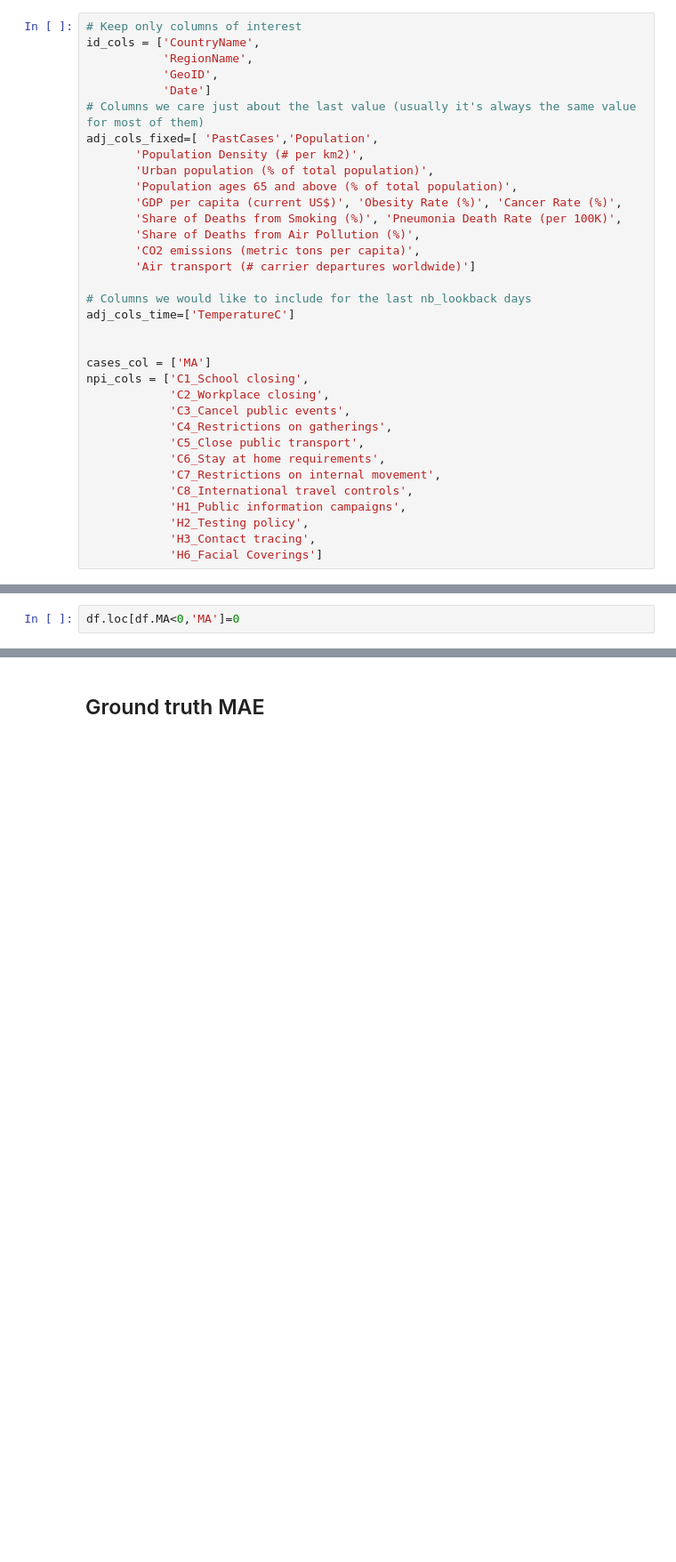
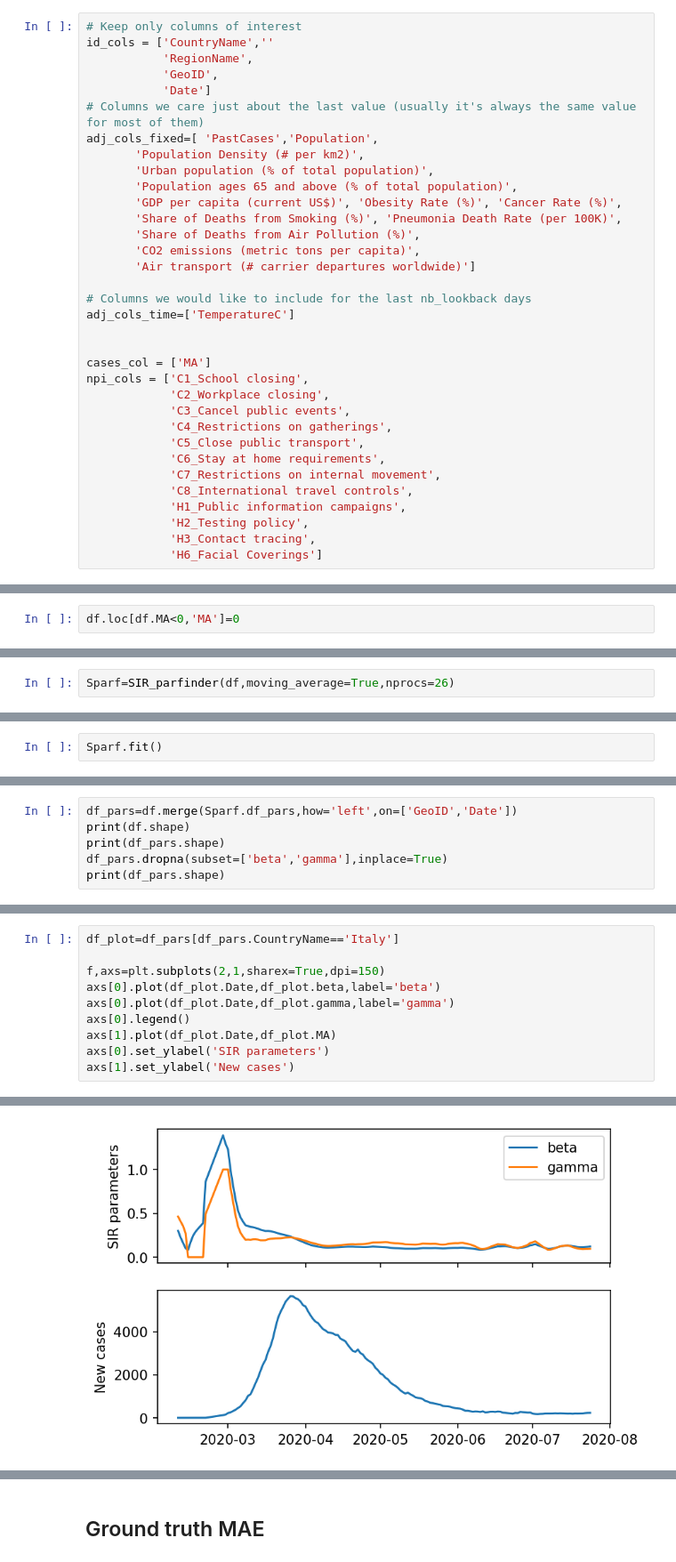
Before and after one commit to riccardoscheda/Bologna-Against-COVID, a Jupyter notebook: personal/FD/SIR_parameters.ipynb, the cells around one changed output, grey strips where cells are left out. Shown: that part at 89% size. Saved outputs shown, nothing was run; the diff lists cells and outputs as text; blank space fills up the shorter version.

Commit message:
SIR_parfinder now works on the dataframe

```diff
--- a/personal/FD/SIR_parameters.ipynb
+++ b/personal/FD/SIR_parameters.ipynb
@@ -79,6 +79,6 @@ df=create_dataset(df)
 # %%
 # Keep only columns of interest
-id_cols = ['CountryName',
+id_cols = ['CountryName',''
            'RegionName',
            'GeoID',
            'Date']
@@ -236,0 +187,2 @@ plt.legend()
+# %%
+Sparf=SIR_parfinder(df,moving_average=True,nprocs=26)
@@ -236,0 +191,2 @@ plt.legend()
+# %%
+Sparf.fit()
@@ -236,0 +195,6 @@ plt.legend()
+# %%
+df_pars=df.merge(Sparf.df_pars,how='left',on=['GeoID','Date'])
+print(df.shape)
+print(df_pars.shape)
+df_pars.dropna(subset=['beta','gamma'],inplace=True)
+print(df_pars.shape)
@@ -236,0 +205,11 @@ plt.legend()
+# %%
+df_plot=df_pars[df_pars.CountryName=='Italy']
+
+f,axs=plt.subplots(2,1,sharex=True,dpi=150)
+axs[0].plot(df_plot.Date,df_plot.beta,label='beta')
+axs[0].plot(df_plot.Date,df_plot.gamma,label='gamma')
+axs[0].legend()
+axs[1].plot(df_plot.Date,df_plot.MA)
+axs[0].set_ylabel('SIR parameters')
+axs[1].set_ylabel('New cases')
+# %% [output]
@@ -236,0 +217 @@ plt.legend()
+[figure, added]
```
Also changed, not shown: parts of 13 cells of this notebook, 1 other file.
